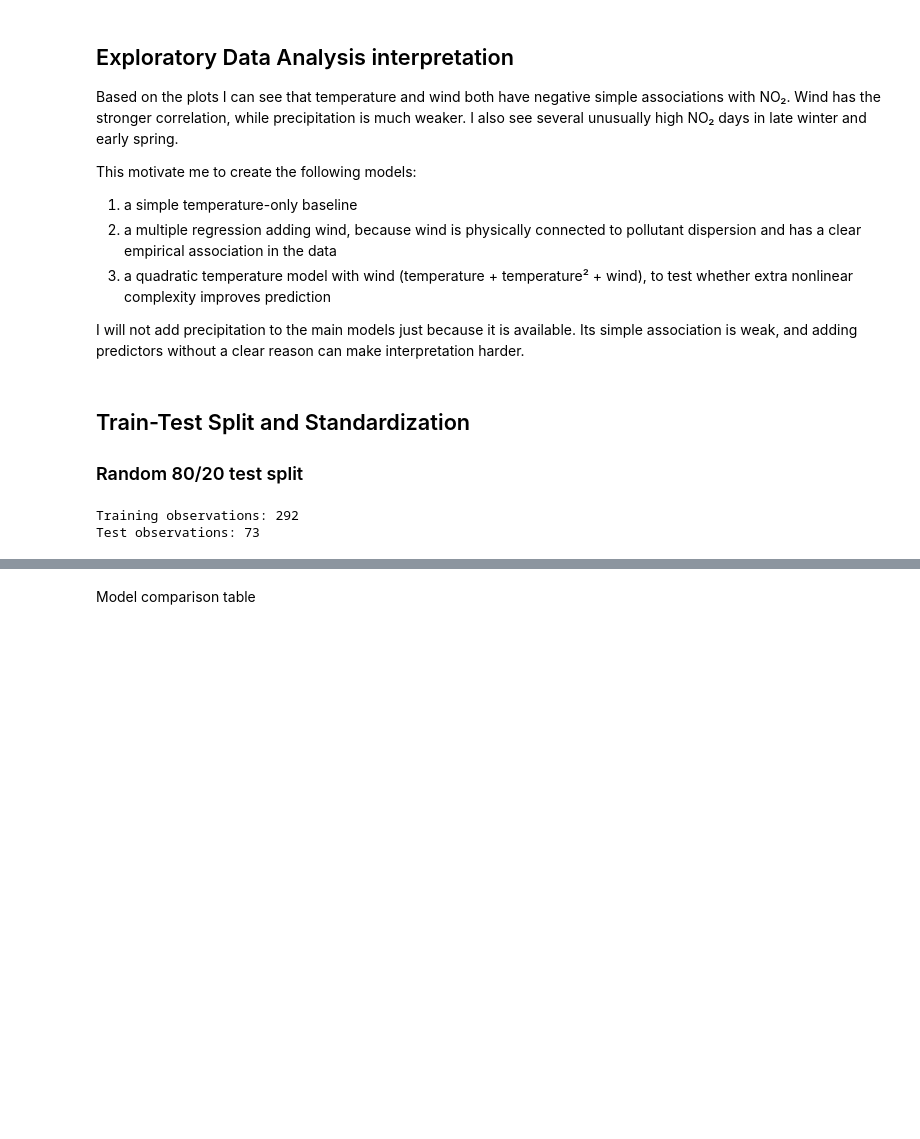
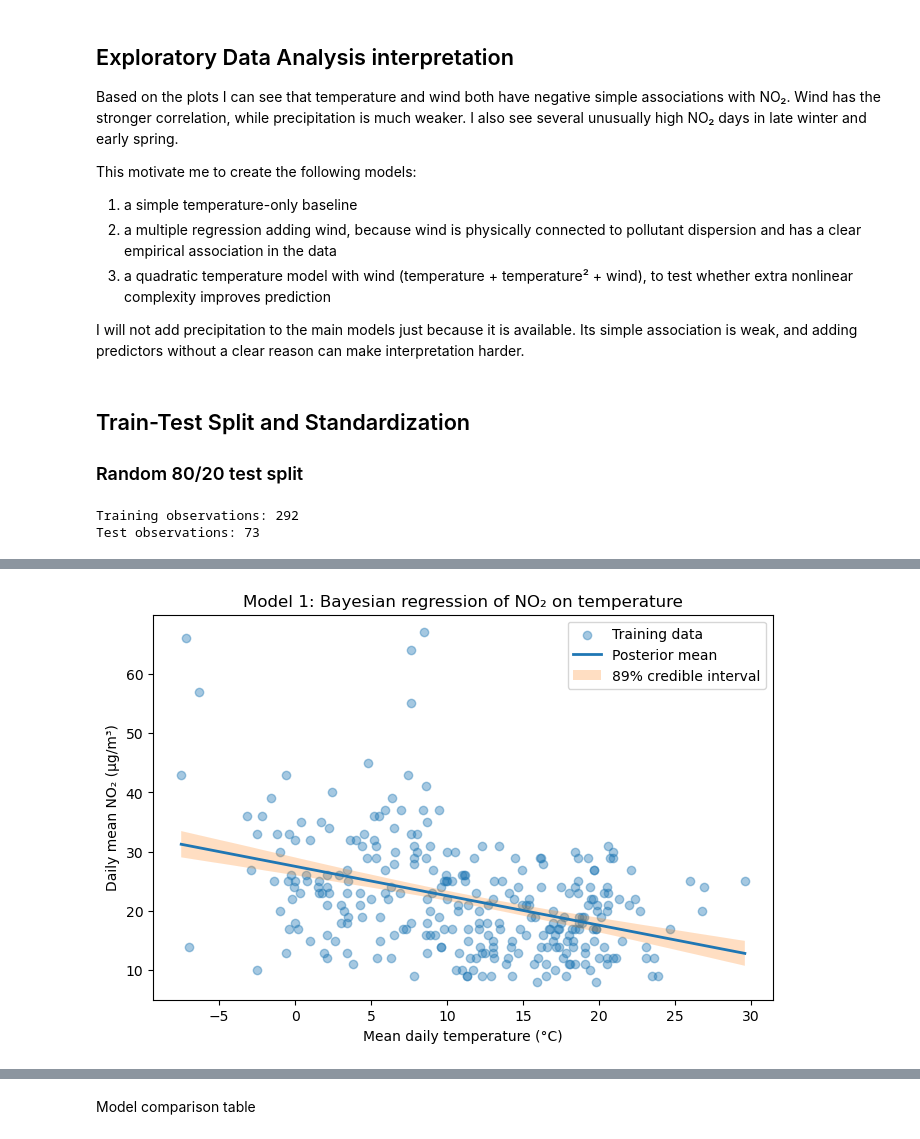
Before and after one commit to karlaguio/berlin-air-pollution-regression, a Jupyter notebook: berlin_air_pollution_analysis.ipynb, the cells around one changed output, grey strips where cells are left out. Saved outputs shown, nothing was run; the diff lists cells and outputs as text; code cells hidden in the pictures; blank space fills up the shorter version.

```diff
--- a/berlin_air_pollution_analysis.ipynb
+++ b/berlin_air_pollution_analysis.ipynb
@@ -531,16 +355,0 @@ Model 3 Predictions
-# %%
-with model_3:
-
-    pm.set_data({
-        "temp": test["temp_std"].values,
-        "temp2": test["temp_std2"].values,
-        "wind": test["wind_std"].values,
-        "no2_obs": test["no2"].values
-    })
-
-    pred_3 = pm.sample_posterior_predictive(
-        trace_3,
-        var_names=["no2"],
-        predictions=True,
-        random_seed=42
-    )
@@ -602,0 +487,61 @@ print("Model 3 MAE:", mae_3)
+# %%
+
+# to visualize the posterior regression relationship for Model 1
+
+temp_mean_train = train["temp_mean"].mean()
+temp_sd_train = train["temp_mean"].std()
+
+temp_grid_original = np.linspace(
+    train["temp_mean"].min(),
+    train["temp_mean"].max(),
+    100
+)
+
+temp_grid_std = (
+    temp_grid_original - temp_mean_train
+) / temp_sd_train
+
+a_samples = idata_1.posterior["a"].values.flatten()
+b_samples = idata_1.posterior["b_temp"].values.flatten()
+
+mu_samples = (
+    a_samples[:, None]
+    + b_samples[:, None] * temp_grid_std[None, :]
+)
+
+mu_mean = mu_samples.mean(axis=0)
+mu_lower = np.quantile(mu_samples, 0.055, axis=0)
+mu_upper = np.quantile(mu_samples, 0.945, axis=0)
+
+plt.figure(figsize=(8, 5))
+
+plt.scatter(
+    train["temp_mean"],
+    train["no2"],
+    alpha=0.4,
+    label="Training data"
+)
+
+plt.plot(
+    temp_grid_original,
+    mu_mean,
+    linewidth=2,
+    label="Posterior mean"
+)
+
+plt.fill_between(
+    temp_grid_original,
+    mu_lower,
+    mu_upper,
+    alpha=0.25,
+    label="89% credible interval"
+)
+
+plt.xlabel("Mean daily temperature (°C)")
+plt.ylabel("Daily mean NO₂ (µg/m³)")
+plt.title("Model 1: Bayesian regression of NO₂ on temperature")
+
+plt.legend()
+plt.show()
+# %% [output]
+[figure, added]
```
Also changed, not shown: parts of 80 cells of this notebook.
